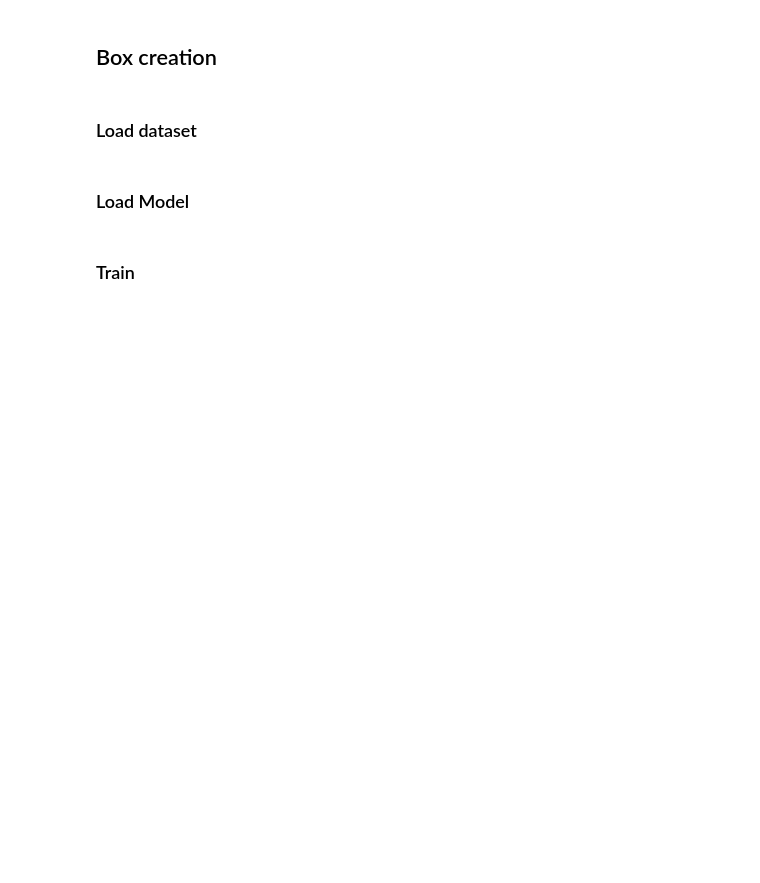
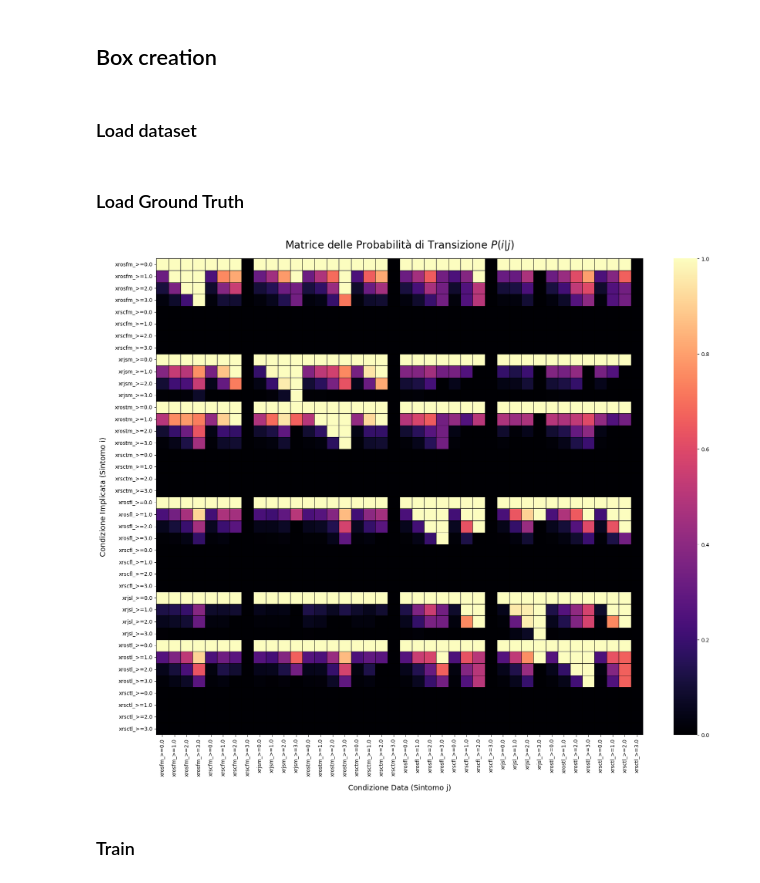
Before and after one commit to stefano-gamba/BoxEmbeddingCBM, a Jupyter notebook: notebooks/OAI/be_empirical_independent_train.ipynb, the cells around one changed output. Saved outputs shown, nothing was run; the diff lists cells and outputs as text; code cells hidden in the pictures; blank space fills up the shorter version.

```diff
--- a/notebooks/OAI/be_empirical_independent_train.ipynb
+++ b/notebooks/OAI/be_empirical_independent_train.ipynb
@@ -167,11 +195,47 @@ print("Matrice delle probabilità salvata con successo.")
 # %% [markdown]
-### Load Model
+### Load Ground Truth
 # %%
 from src.utils.dataset import VISUAL_CONCEPTS, TIMEPOINT_MAP, BASE_COLS_TO_KEEP, TARGET_COL
 # Carica il tensore direttamente nel device desiderato
 import torch
 device = torch.device('cuda' if torch.cuda.is_available() else 'cpu')
 concept_implications = torch.load('../../OAI_Dataset/oai_empirical_cooccurrences.pt', map_location=device)
+concept_causal_progression = torch.load('../../OAI_Dataset/oai_empirical_progression.pt', map_location=device)
+# %%
+# Dal tuo file di configurazione
+CLASSES_PER_COLUMN = {
+    'xrosfm': 4,
+    'xrscfm': 4,
+    'xrjsm': 4,
+    'xrostm': 4,
+    'xrsctm': 4,
+    'xrosfl': 4,
+    'xrscfl': 4,
+    'xrjsl': 4,
+    'xrostl': 4,
+    'xrsctl': 4,
+}
+
+# 1. Generiamo la lista espansa VISUAL_CONCEPTS
+VISUAL_CONCEPTS_EXTENDED = []
+for concept in VISUAL_CONCEPTS:
+    # Se le classi sono 4 (0, 1, 2, 3), le soglie saranno 1.0, 2.0, 3.0
+    # Escludiamo lo 0 perché rappresenta l'assenza del sintomo (nessun box)
+    max_classes = CLASSES_PER_COLUMN[concept]
+
+    for threshold in range(0, max_classes):
+        # Aggiungiamo la stringa formattata esattamente come nella matrice Pandas
+        VISUAL_CONCEPTS_EXTENDED.append(f"{concept}_>={float(threshold)}")
+
+# 2. Creazione dei dizionari di mappatura
+id2concept = {i: concept for i, concept in enumerate(VISUAL_CONCEPTS_EXTENDED)}
+concept2id = {concept: i for i, concept in enumerate(VISUAL_CONCEPTS_EXTENDED)}
+# %%
+from src.utils.plot import plot_clinical_heatmap
+labels = list(VISUAL_CONCEPTS_EXTENDED)
+plot_clinical_heatmap(concept_causal_progression, concept_labels=labels)
+# %% [output]
+[figure, added]
 # %% [markdown]
 ### Train
 # %%
```
Also changed, not shown: parts of 13 cells of this notebook, 2 other files.
